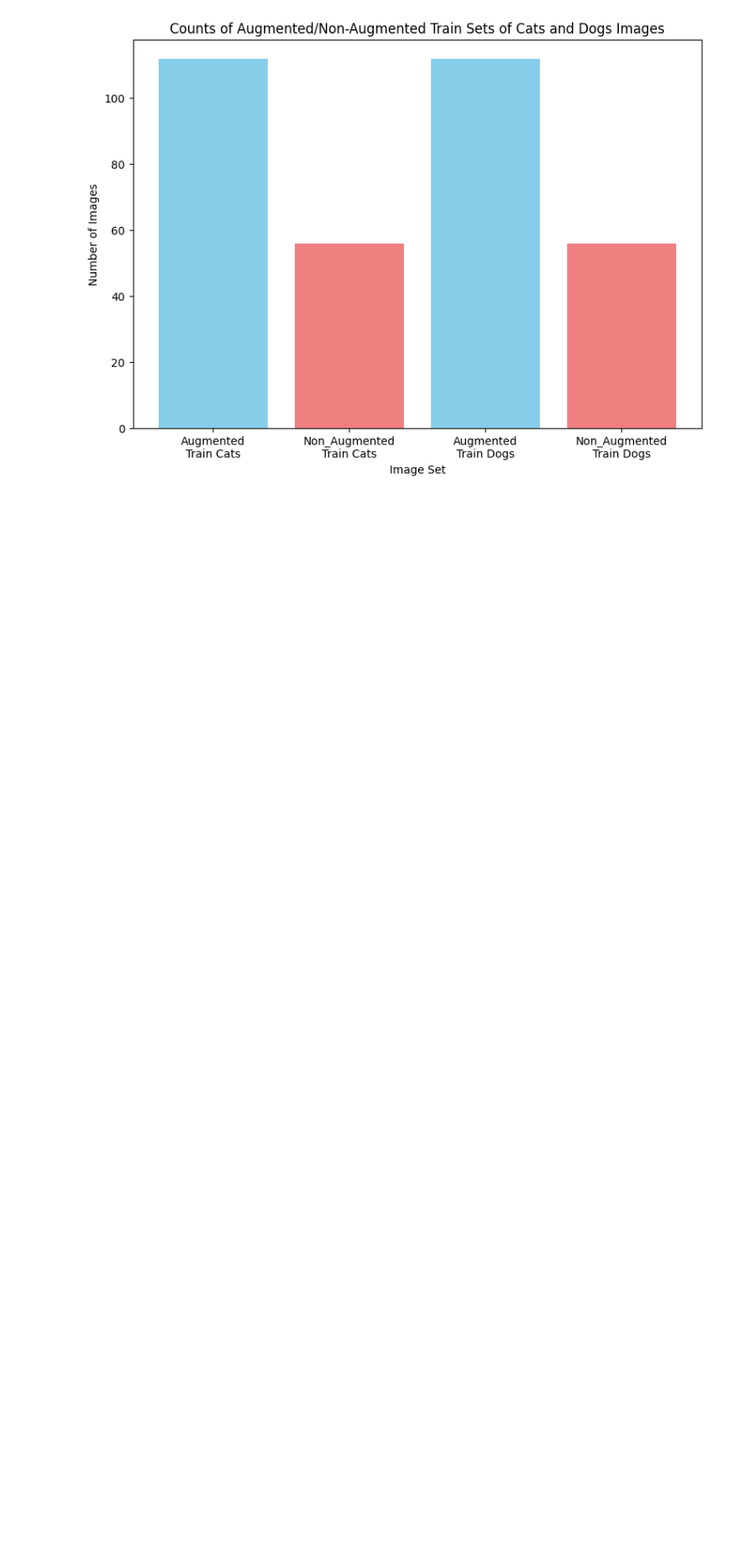
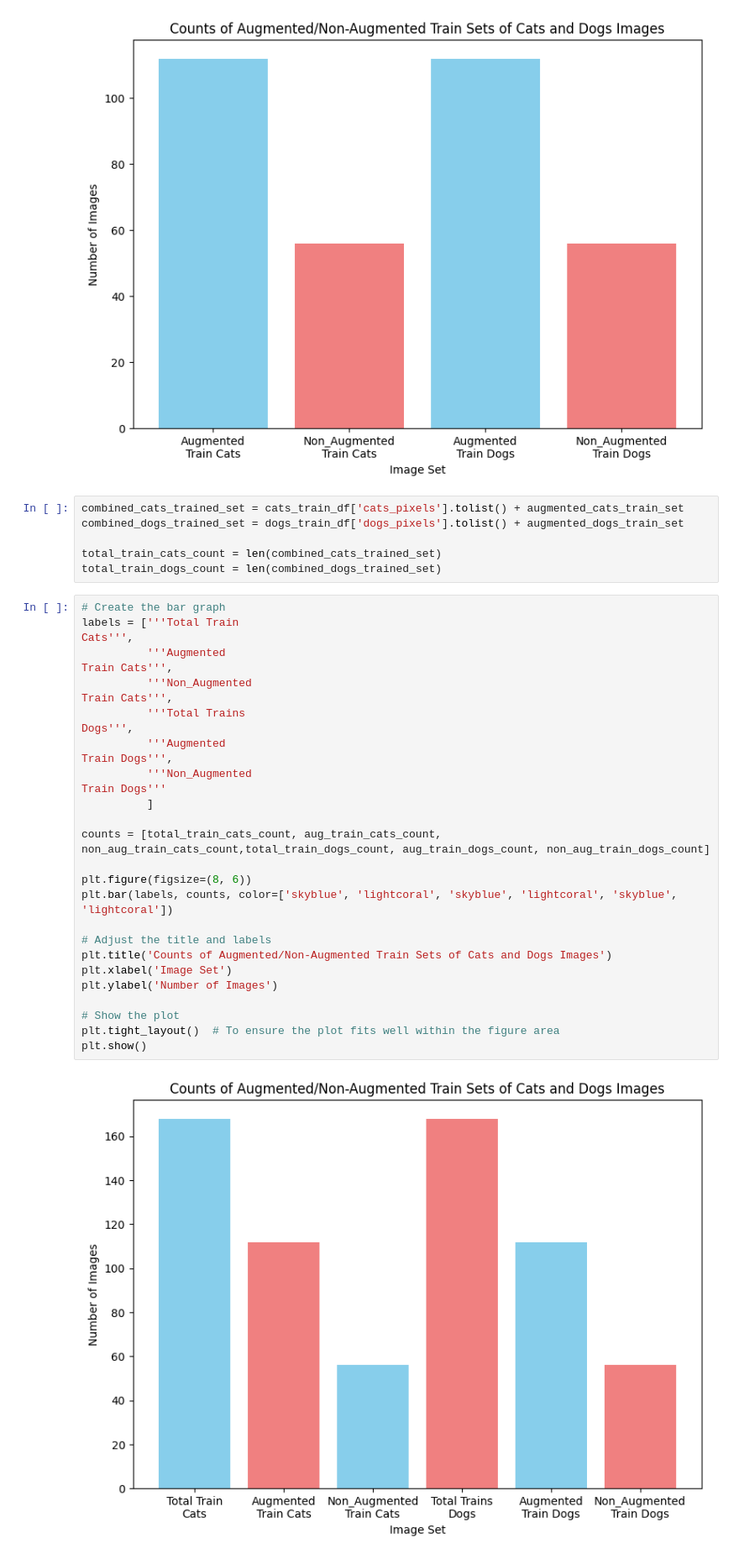
Before and after one commit to Akshat13shah/data_augmentation_and_modeltraining, a Jupyter notebook: Data_Augmentation_Lab_5.ipynb, the cells around one changed output. Shown at 84% size. Saved outputs shown, nothing was run; the diff lists cells and outputs as text; blank space fills up the shorter version.

```diff
--- a/Data_Augmentation_Lab_5.ipynb
+++ b/Data_Augmentation_Lab_5.ipynb
@@ -307,3 +290,40 @@ plt.tight_layout()  # To ensure the plot fits well within the figure area
 plt.show()
 # %% [output]
 [figure]
+# %%
+combined_cats_trained_set = cats_train_df['cats_pixels'].tolist() + augmented_cats_train_set
+combined_dogs_trained_set = dogs_train_df['dogs_pixels'].tolist() + augmented_dogs_train_set
+
+total_train_cats_count = len(combined_cats_trained_set)
+total_train_dogs_count = len(combined_dogs_trained_set)
+# %%
+# Create the bar graph
+labels = ['''Total Train
+Cats''',
+          '''Augmented
+Train Cats''',
+          '''Non_Augmented
+Train Cats''',
+          '''Total Trains
+Dogs''',
+          '''Augmented
+Train Dogs''',
+          '''Non_Augmented
+Train Dogs'''
+          ]
+
+counts = [total_train_cats_count, aug_train_cats_count, non_aug_train_cats_count,total_train_dogs_count, aug_train_dogs_count, non_aug_train_dogs_count]
+
+plt.figure(figsize=(8, 6))
+plt.bar(labels, counts, color=['skyblue', 'lightcoral', 'skyblue', 'lightcoral', 'skyblue', 'lightcoral'])
+
+# Adjust the title and labels
+plt.title('Counts of Augmented/Non-Augmented Train Sets of Cats and Dogs Images')
+plt.xlabel('Image Set')
+plt.ylabel('Number of Images')
+
+# Show the plot
+plt.tight_layout()  # To ensure the plot fits well within the figure area
+plt.show()
+# %% [output]
+[figure, added]
```
Also changed, not shown: parts of 8 cells of this notebook.
